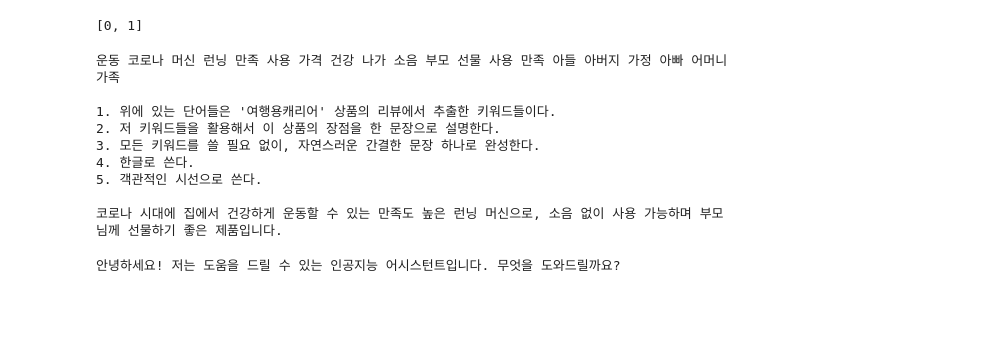
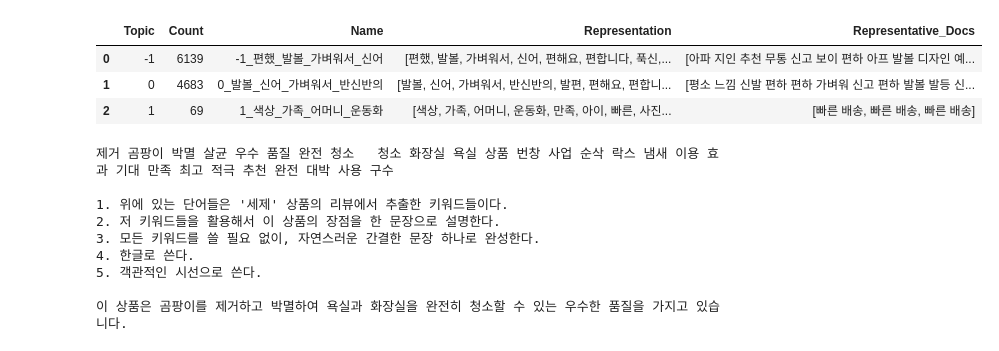
Before and after one commit to 2023SKKU/mechasolution-coop, a Jupyter notebook: bertopic.ipynb, the cells around one changed output. Saved outputs shown, nothing was run; the diff lists cells and outputs as text; code cells hidden in the pictures; blank space fills up the shorter version.

```diff
--- a/bertopic.ipynb
+++ b/bertopic.ipynb
@@ -101,4 +84,10 @@ for line in tqdm(documents):
 # %%
+from bertopic.representation import KeyBERTInspired
+from bertopic.vectorizers import ClassTfidfTransformer
+ctfidf_model = ClassTfidfTransformer(bm25_weighting=True, reduce_frequent_words=True)
+
+
+representation_model = KeyBERTInspired()
 
 class CustomTokenizer:
     def __init__(self, tagger):
@@ -116,8 +105,17 @@ class CustomTokenizer:
 custom_tokenizer = CustomTokenizer(Mecab())
 vectorizer = CountVectorizer(tokenizer=custom_tokenizer, max_features=3000)
 
-n_topic = 5
-model = BERTopic(embedding_model="jhgan/ko-sroberta-multitask",
+seed_li = [['디자인', '색상', '색깔', '색', '모양'],
+           ['깨끗', '청소', '세정', '세척', '깔끔'],
+           ['선물', '부모님', '부모', '엄마', '아빠',],
+           ['무게', '가볍', '들다', '편하다'],
+           ['배송', '빠른', '빠르', '빨라요', '빠릅니다']]
+
+n_topic = 3
+model = BERTopic(embedding_model="beomi/KcELECTRA-base-v2022",
+                 representation_model=representation_model,
+                 ctfidf_model=ctfidf_model,
+                 seed_topic_list=seed_li,
                  vectorizer_model=vectorizer,
                  nr_topics=n_topic,
                  top_n_words=10,
@@ -185,7 +155,7 @@ topic_idxs = []
 while model.topic_sizes_[0] / model.topic_sizes_[1] >= 10:
     n_topic += 1
     print('topic number increased')
-    model = BERTopic(embedding_model="jhgan/ko-sroberta-multitask",
+    model = BERTopic(embedding_model="beomi/KcELECTRA-base-v2022",
                  vectorizer_model=vectorizer,
                  nr_topics=n_topic,
                  top_n_words=10,
@@ -228,7 +194,10 @@ topic 4: 어둡 어두운 어두워 색깔 색사 메탈 진회색 쥐색 색은
-# %%
-print(topic_idxs)
-# %% [output]
-[0, 1]
+# %%
+model.get_topic_info()
+# %% [output]
+|  | Topic | Count | Name | Representation | Representative_Docs |
+| 0 | -1 | 6139 | -1_편했_발볼_가벼워서_신어 | [편했, 발볼, 가벼워서, 신어, 편해요, 편합니다, 푹신,... | [아파 지인 추천 무통 신고 보이 편하 아프 발볼 디자인 예... |
+| 1 | 0 | 4683 | 0_발볼_신어_가벼워서_반신반의 | [발볼, 신어, 가벼워서, 반신반의, 발편, 편해요, 편합니... | [평소 느낌 신발 편하 편하 가벼워 신고 편하 발볼 발등 신... |
+| 2 | 1 | 69 | 1_색상_가족_어머니_운동화 | [색상, 가족, 어머니, 운동화, 만족, 아이, 빠른, 사진... | [빠른 배송, 빠른 배송, 빠른 배송] |
 # %%
 !pip install openai
 # %%
@@ -244,7 +213,7 @@ prompt = '''
 3. 모든 키워드를 쓸 필요 없이, 자연스러운 간결한 문장 하나로 완성한다.
 4. 한글로 쓴다.
 5. 객관적인 시선으로 쓴다.
-'''.format('여행용캐리어')
+'''.format('세제')
 
 keyword = []
 for i in topic_idxs:
@@ -261,28 +230,12 @@ completion = openai.ChatCompletion.create(
 print(' '.join(keyword)+prompt)
 print(completion.choices[0].message['content'])
 # %% [output]
-운동 코로나 머신 런닝 만족 사용 가격 건강 나가 소음 부모 선물 사용 만족 아들 아버지 가정 아빠 어머니 가족
+제거 곰팡이 박멸 살균 우수 품질 완전 청소   청소 화장실 욕실 상품 번창 사업 순삭 락스 냄새 이용 효과 기대 만족 최고 적극 추천 완전 대박 사용 구수
 
-1. 위에 있는 단어들은 '여행용캐리어' 상품의 리뷰에서 추출한 키워드들이다.
+1. 위에 있는 단어들은 '세제' 상품의 리뷰에서 추출한 키워드들이다.
 2. 저 키워드들을 활용해서 이 상품의 장점을 한 문장으로 설명한다.
 3. 모든 키워드를 쓸 필요 없이, 자연스러운 간결한 문장 하나로 완성한다.
 4. 한글로 쓴다.
 5. 객관적인 시선으로 쓴다.
 
-코로나 시대에 집에서 건강하게 운동할 수 있는 만족도 높은 런닝 머신으로, 소음 없이 사용 가능하며 부모님께 선물하기 좋은 제품입니다.
+이 상품은 곰팡이를 제거하고 박멸하여 욕실과 화장실을 완전히 청소할 수 있는 우수한 품질을 가지고 있습니다.
-# %%
-import os
-import openai
-
-openai.api_key = ''
-completion = openai.ChatCompletion.create(
-    model="gpt-3.5-turbo",
-    messages=[
-        {"role": "system", "content": "You are a helpful assistant."},
-        {"role": "user", "content": "안녕"}
-    ]
-)
-
-print(completion.choices[0].message['content']) # 대답
-# %% [output]
-안녕하세요! 저는 도움을 드릴 수 있는 인공지능 어시스턴트입니다. 무엇을 도와드릴까요?
```
Also changed, not shown: parts of 20 cells of this notebook.
